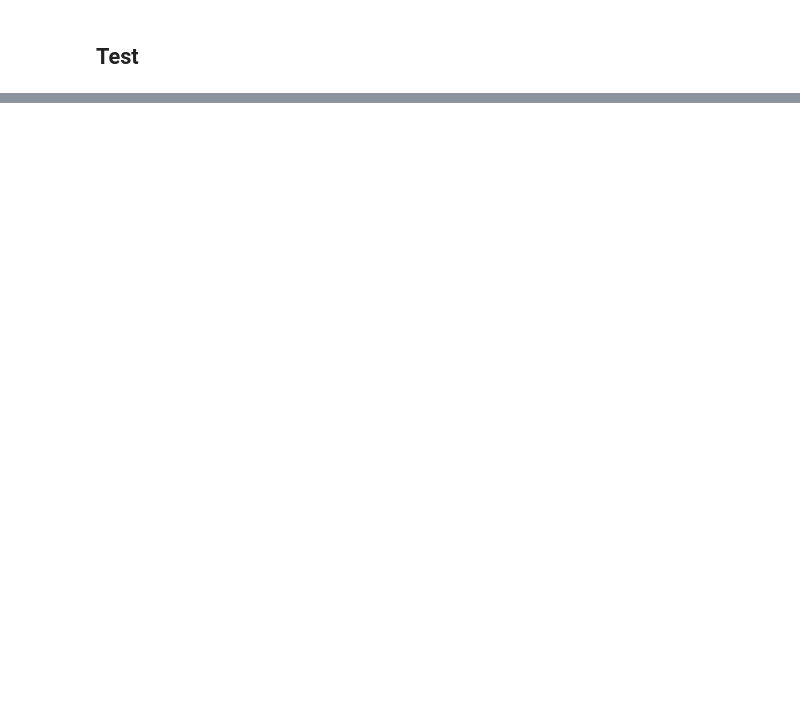
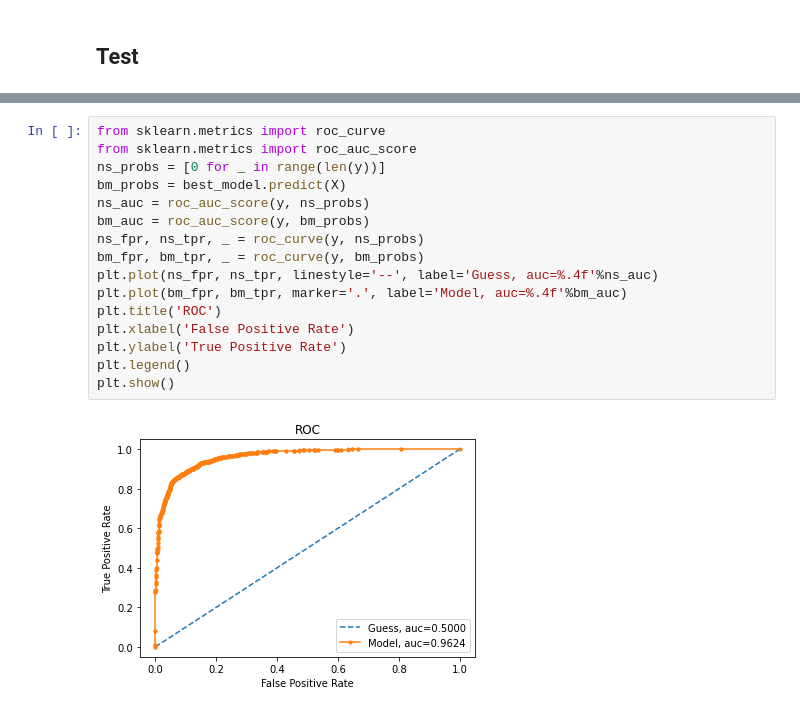
Before and after one commit to ShepherdCode/Soars2021, a Jupyter notebook: Notebooks/CNN_Demo.ipynb, the cells around one changed output, grey strips where cells are left out. Cells and saved outputs as stored; diff of their text form; blank space fills up the shorter version.

```diff
--- a/Notebooks/CNN_Demo.ipynb
+++ b/Notebooks/CNN_Demo.ipynb
@@ -268,0 +267,18 @@ accuracy: 89.63%
+# %%
+from sklearn.metrics import roc_curve
+from sklearn.metrics import roc_auc_score
+ns_probs = [0 for _ in range(len(y))]
+bm_probs = best_model.predict(X)
+ns_auc = roc_auc_score(y, ns_probs)
+bm_auc = roc_auc_score(y, bm_probs)
+ns_fpr, ns_tpr, _ = roc_curve(y, ns_probs)
+bm_fpr, bm_tpr, _ = roc_curve(y, bm_probs)
+plt.plot(ns_fpr, ns_tpr, linestyle='--', label='Guess, auc=%.4f'%ns_auc)
+plt.plot(bm_fpr, bm_tpr, marker='.', label='Model, auc=%.4f'%bm_auc)
+plt.title('ROC')
+plt.xlabel('False Positive Rate')
+plt.ylabel('True Positive Rate')
+plt.legend()
+plt.show()
+# %% [output]
+[figure, added]
```
Also changed, not shown: parts of 5 cells of this notebook.
